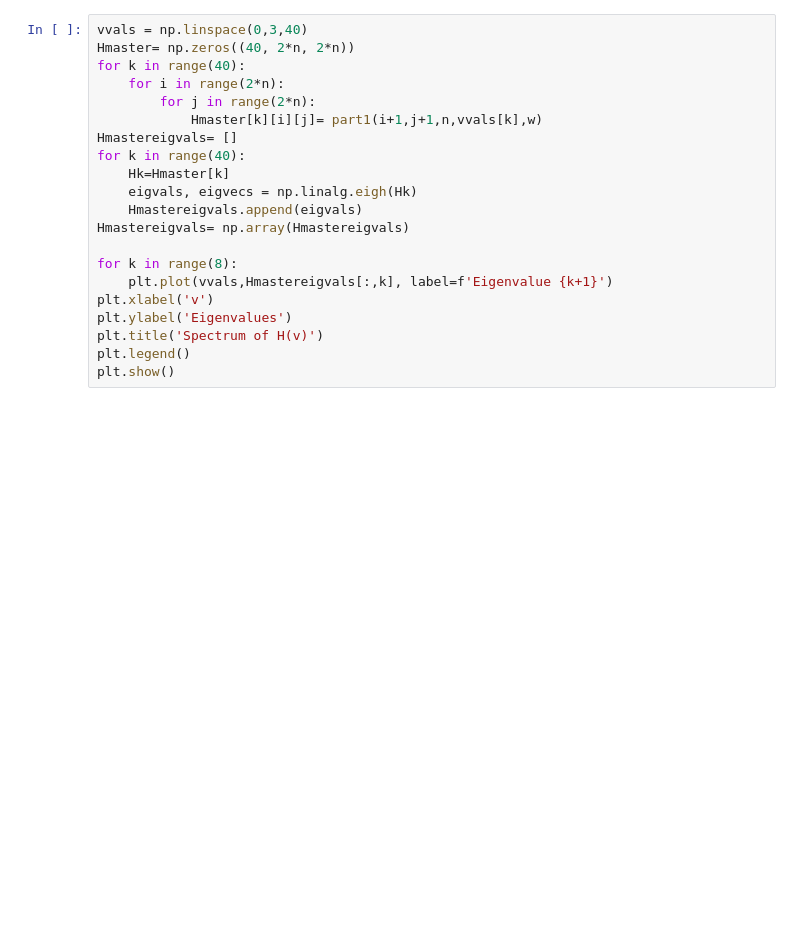
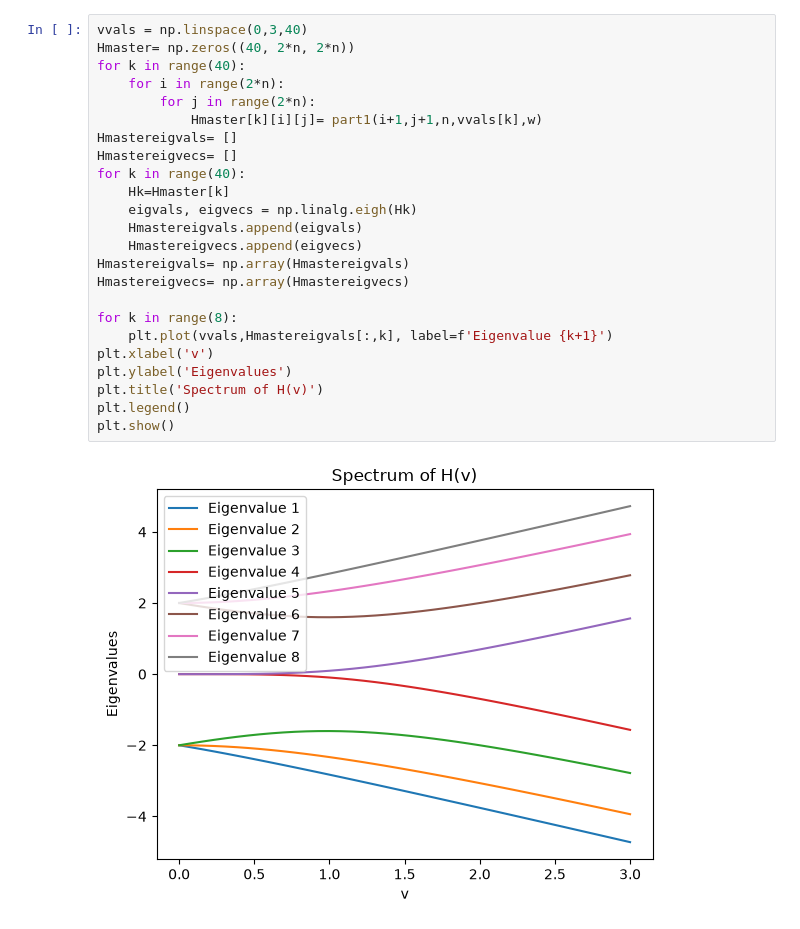
Before and after one commit to AmanU07UIUC/ssh-model, a Jupyter notebook: SSHmodelJupyter.ipynb, the cells around one changed output. Saved outputs shown, nothing was run; the diff lists cells and outputs as text; blank space fills up the shorter version.

```diff
--- a/SSHmodelJupyter.ipynb
+++ b/SSHmodelJupyter.ipynb
@@ -29,21 +38,26 @@ print(H)
 # %%
 vvals = np.linspace(0,3,40)
 Hmaster= np.zeros((40, 2*n, 2*n))
 for k in range(40):
     for i in range(2*n):
         for j in range(2*n):
             Hmaster[k][i][j]= part1(i+1,j+1,n,vvals[k],w)
 Hmastereigvals= []
+Hmastereigvecs= []
 for k in range(40):
     Hk=Hmaster[k]
     eigvals, eigvecs = np.linalg.eigh(Hk)
     Hmastereigvals.append(eigvals)
+    Hmastereigvecs.append(eigvecs)
 Hmastereigvals= np.array(Hmastereigvals)
+Hmastereigvecs= np.array(Hmastereigvecs)
 
 for k in range(8):
     plt.plot(vvals,Hmastereigvals[:,k], label=f'Eigenvalue {k+1}')
 plt.xlabel('v')
 plt.ylabel('Eigenvalues')
 plt.title('Spectrum of H(v)')
 plt.legend()
 plt.show()
+# %% [output]
+[figure, added]
```
Also changed, not shown: parts of 3 cells of this notebook.
